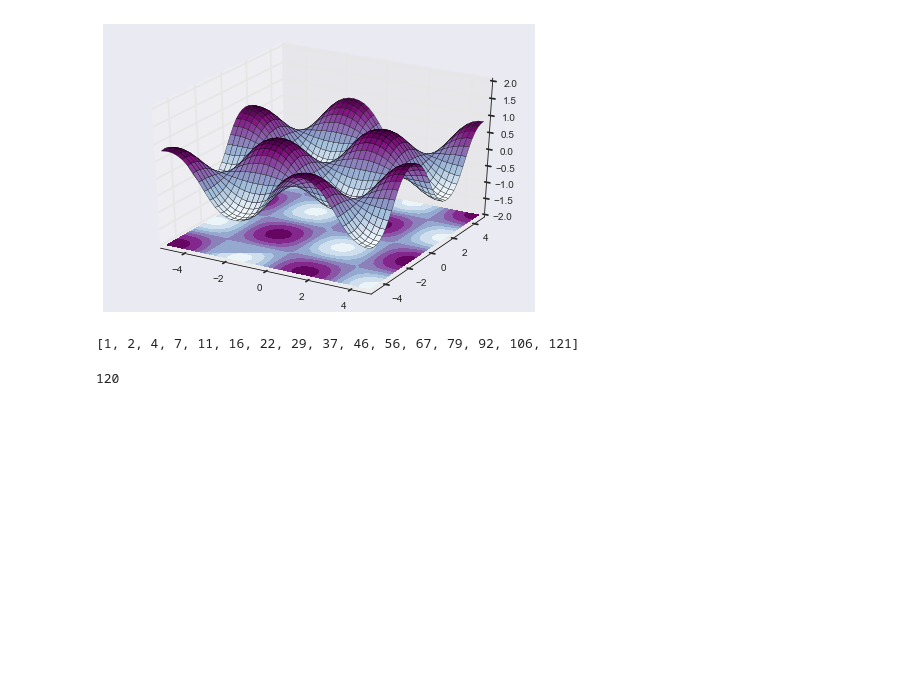
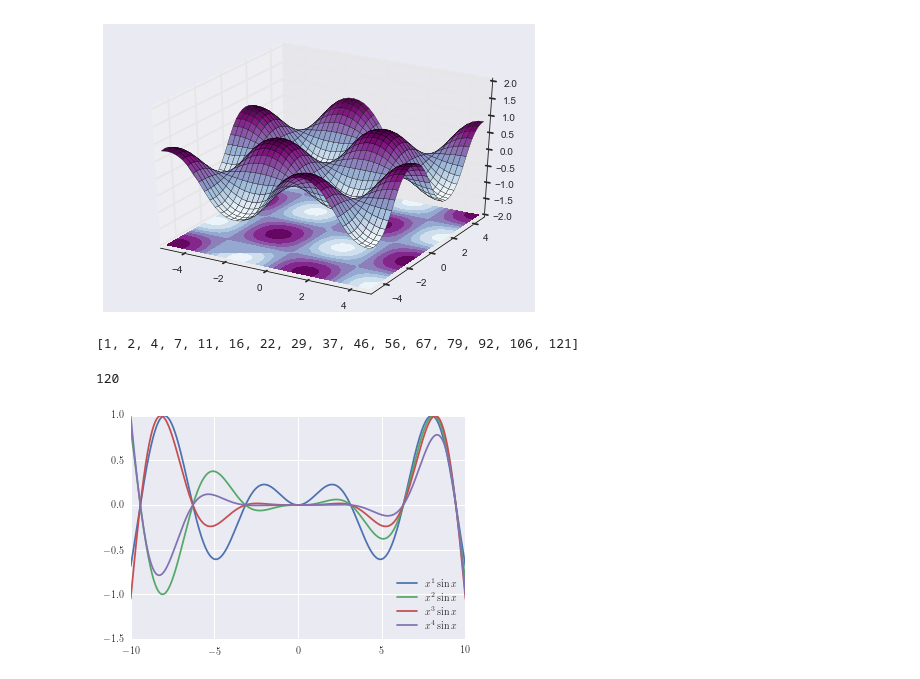
Before and after one commit to temcom/ipython, a Jupyter notebook: Test_First_Try.ipynb, the cells around one changed output. Cells and saved outputs as stored; diff of their text form; code cells hidden in the pictures; blank space fills up the shorter version.

Commit message:
adding pylab test

```diff
--- a/Test_First_Try.ipynb
+++ b/Test_First_Try.ipynb
@@ -98,3 +98,16 @@ def factorial(n):
 factorial(5)
 # %% [output]
 120
+# %%
+import pylab
+pylab.rc('text', usetex=True)
+
+x = pylab.linspace(-10,10,1001)
+for n in range (1,5):
+    y = x**n * pylab.sin(x)
+    y /= max(y)
+    pylab.plot(x,y, label=r'$x^{}\sin x$'.format(n))
+pylab.legend(loc='lower right')
+pylab.show()
+# %% [output]
+[figure, added]
```
